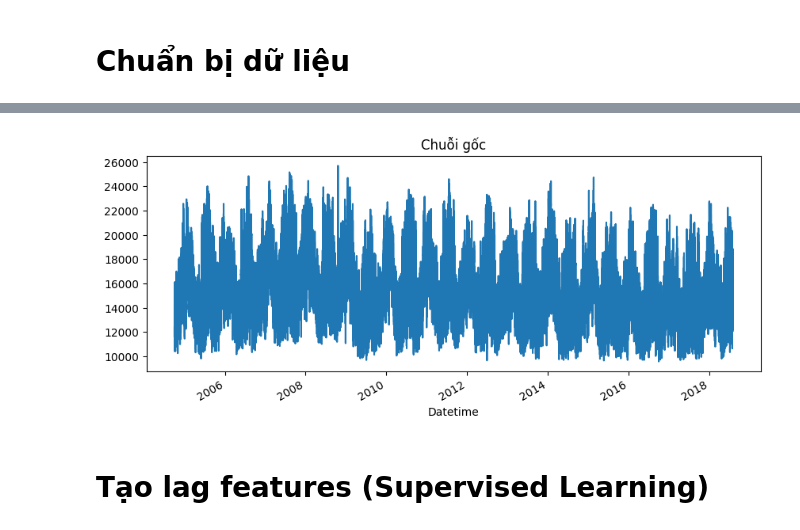
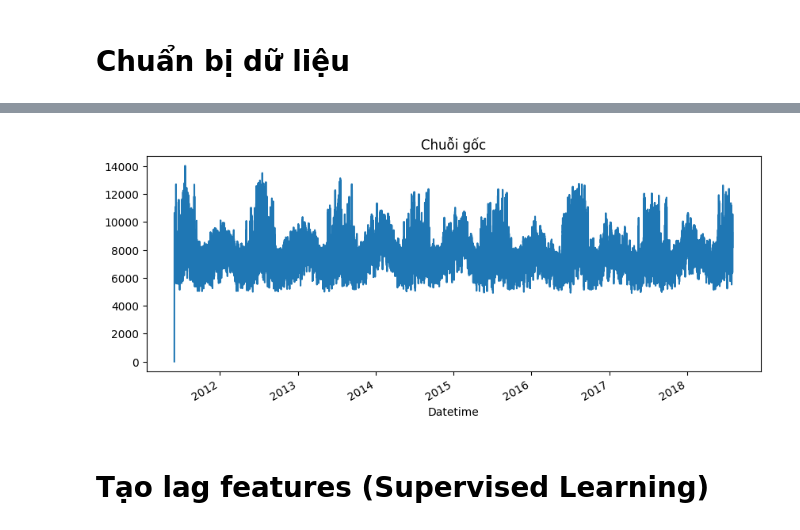
Before and after one commit to 208dongpha/Time-Series, a Jupyter notebook: practice/practice3/test.ipynb, the cells around one changed output, grey strips where cells are left out. Cells and saved outputs as stored; diff of their text form; code cells hidden in the pictures.

```diff
--- a/practice/practice3/test.ipynb
+++ b/practice/practice3/test.ipynb
@@ -9,7 +9,7 @@ import xgboost as xgb
 from sklearn.metrics import mean_absolute_error, mean_squared_error, mean_absolute_percentage_error
 # %%
 # Đọc dữ liệu
-df = pd.read_csv('AEP_hourly.csv')
+df = pd.read_csv('FE_hourly.csv/FE_hourly.csv')
 
 # Chuẩn hoá Datetime
 df['Datetime'] = pd.to_datetime(df['Datetime'])
@@ -38,9 +38,9 @@ None
 # %%
 # Trực quan hoá chuỗi gốc
-df['AEP_MW'].plot(figsize=(10, 4), title='Chuỗi gốc')
+df['FE_MW'].plot(figsize=(10, 4), title='Chuỗi gốc')
 plt.show()
 # %% [output]
-[figure, old version]
+[figure, new version]
 # %% [markdown]
 # Tạo lag features (Supervised Learning)
 # %%
```
Also changed, not shown: parts of 23 cells of this notebook, 2 other files.
